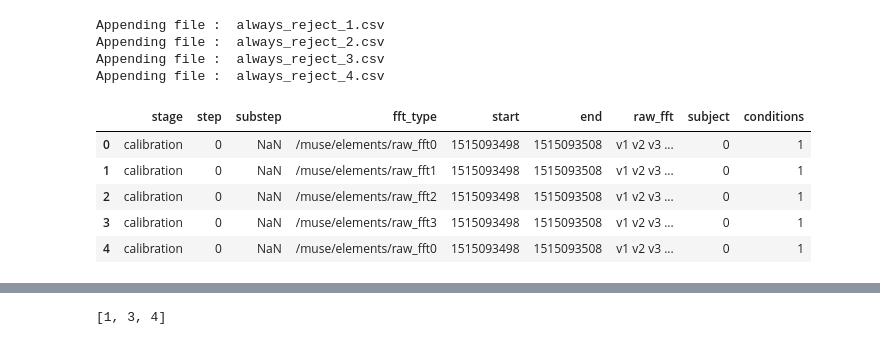
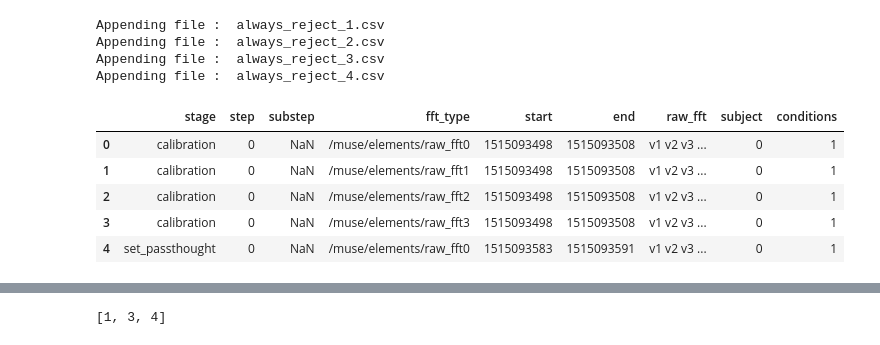
Before and after one commit to mumbihere/mrt, a Jupyter notebook: experiments/data_cleaning_2.ipynb, the cells around one changed output, grey strips where cells are left out. Saved outputs shown, nothing was run; the diff lists cells and outputs as text; code cells hidden in the pictures.

```diff
--- a/experiments/data_cleaning_2.ipynb
+++ b/experiments/data_cleaning_2.ipynb
@@ -23,6 +24,7 @@ steps = [1,3,4] #Calibration has 1 step, set_passthought has 3 and auth has 4
 passthougt_duration = 8 #passthought last 8 seconds
 conditions = []
 substeps = []
+ControlnTreatment=[] #Stores which subjects are in always accept and which ones are in always reject
 markers = [' /Marker/BLINK',
            ' /Marker/CalibrationComplete',
            ' /Marker/ThinkPassthought',
@@ -177,23 +184,24 @@ def substep(stage,s,f,subjectID,condition,start_marker,end_marker,mydata,my_dict
 # %%
 for subjectID in range(len(data)):
     mydata=data[subjectID]
     results = get_markers(mydata)
     extract_fft(subjectID,results, mydata)
+    ControlnTreatment.append([subjectID,results[1]]) #Store subjectID, and whether the person is in control/treatment
 
 
 d = {'stage': stages, 'step': allsteps,'substep':substeps,
      'start':start ,'end':end,
      'fft_type':fft_type,'raw_fft':raw_fft,'subject':subjects,'conditions':conditions}
 
 df = pd.DataFrame(data=d, columns=['stage','step','substep','fft_type','start','end','raw_fft','subject','conditions'])
 df.head()
 # %% [output]
 |  | stage | step | substep | fft_type | start | end | raw_fft | subject | conditions |
 | 0 | calibration | 0 | NaN | /muse/elements/raw_fft0 | 1515093498 | 1515093508 | v1 v2 v3 ... | 0 | 1 |
 | 1 | calibration | 0 | NaN | /muse/elements/raw_fft1 | 1515093498 | 1515093508 | v1 v2 v3 ... | 0 | 1 |
 | 2 | calibration | 0 | NaN | /muse/elements/raw_fft2 | 1515093498 | 1515093508 | v1 v2 v3 ... | 0 | 1 |
 | 3 | calibration | 0 | NaN | /muse/elements/raw_fft3 | 1515093498 | 1515093508 | v1 v2 v3 ... | 0 | 1 |
-| 4 | calibration | 0 | NaN | /muse/elements/raw_fft0 | 1515093498 | 1515093508 | v1 v2 v3 ... | 0 | 1 |
+| 4 | set_passthought | 0 | NaN | /muse/elements/raw_fft0 | 1515093583 | 1515093591 | v1 v2 v3 ... | 0 | 1 |
 # %%
 #df['raw_fft'][0]
 # %%
```
Also changed, not shown: parts of 13 cells of this notebook.
